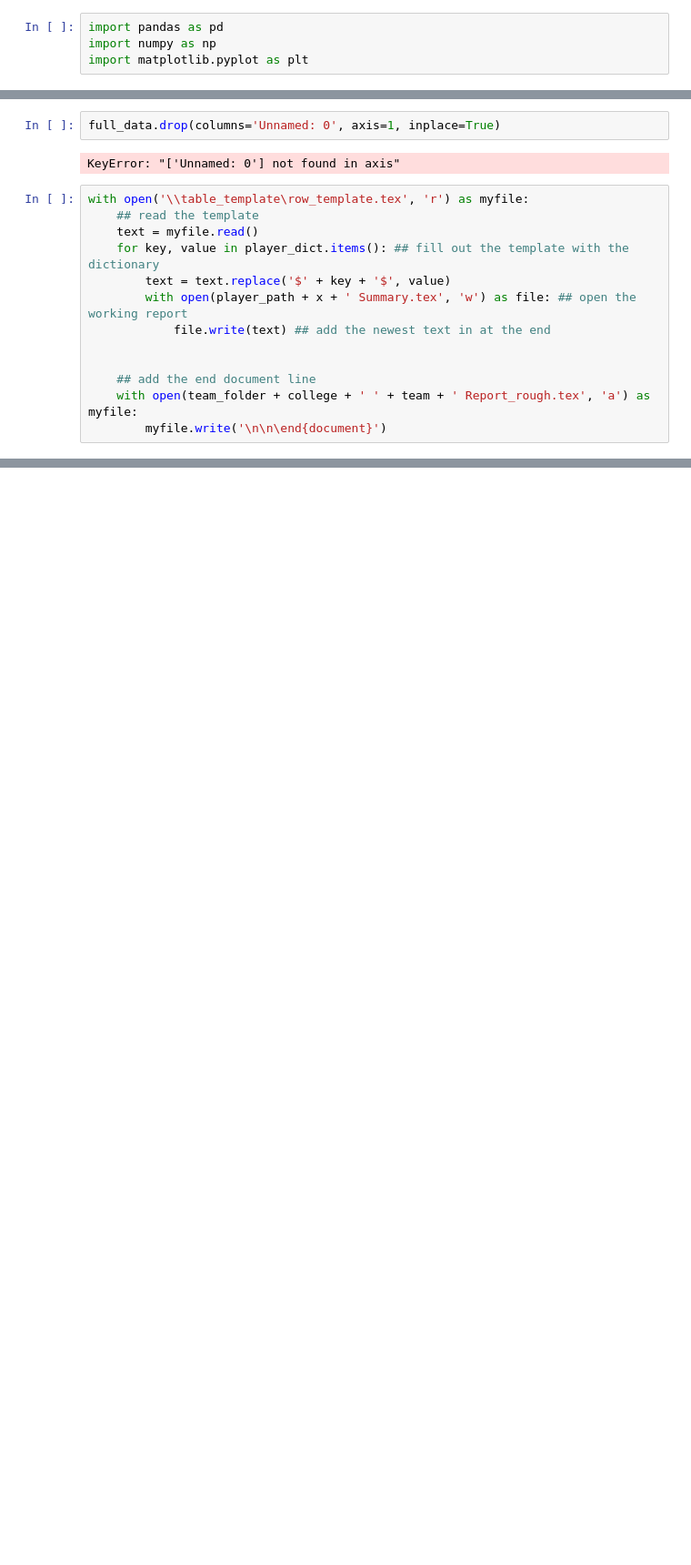
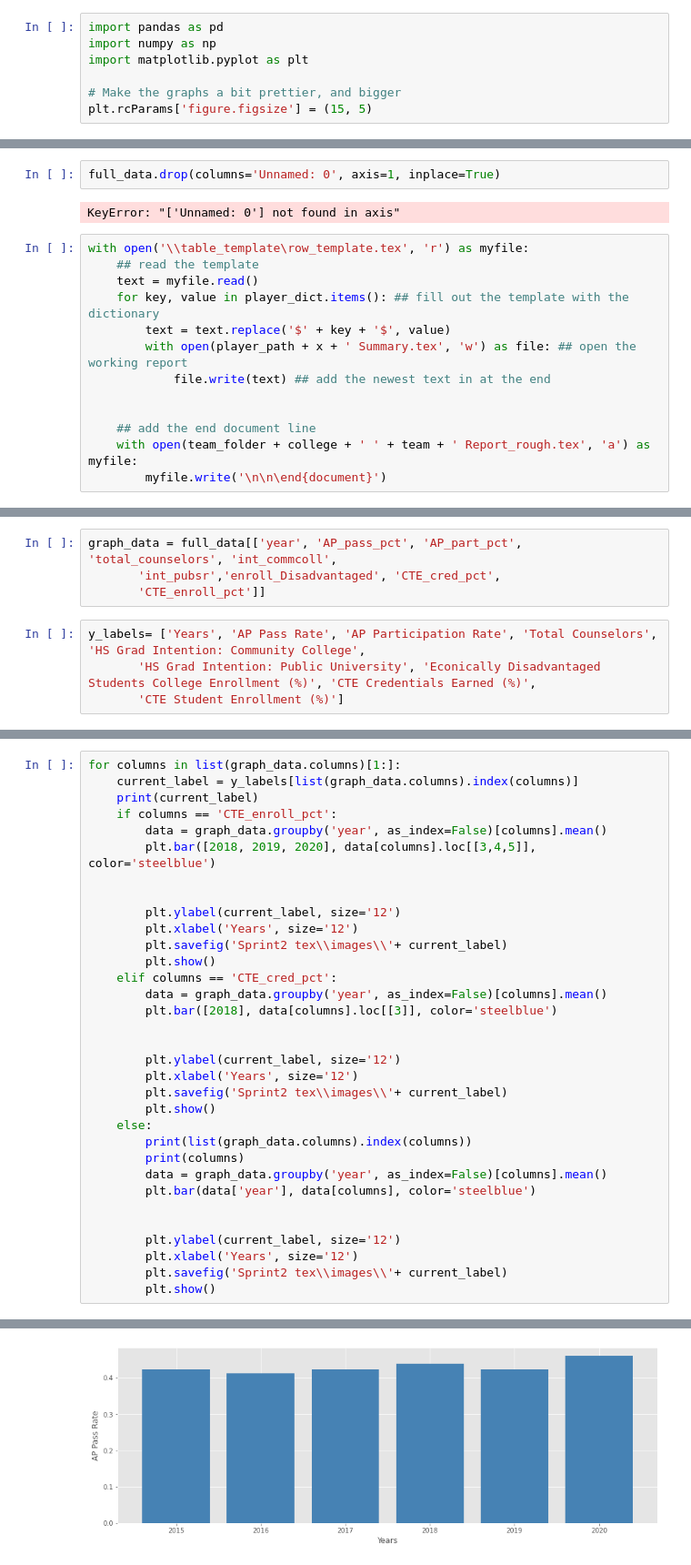
Before and after one commit to codypscott/DTSC4301, a Jupyter notebook: DataExploration.ipynb, the cells around one changed output, grey strips where cells are left out. Shown at 91% size. Drawn from its saved outputs; the diff is of its cells as text; blank space fills up the shorter version.

```diff
--- a/DataExploration.ipynb
+++ b/DataExploration.ipynb
@@ -2,6 +2,9 @@
 import pandas as pd
 import numpy as np
 import matplotlib.pyplot as plt
+
+# Make the graphs a bit prettier, and bigger
+plt.rcParams['figure.figsize'] = (15, 5)
 # %%
 full_data = pd.read_csv('Full_data.csv')
 full_data.head(5)
@@ -167,0 +184,8 @@ with open('\\table_template\row_template.tex', 'r') as myfile:
+# %%
+graph_data = full_data[['year', 'AP_pass_pct', 'AP_part_pct', 'total_counselors', 'int_commcoll',
+       'int_pubsr','enroll_Disadvantaged', 'CTE_cred_pct',
+       'CTE_enroll_pct']]
+# %%
+y_labels= ['Years', 'AP Pass Rate', 'AP Participation Rate', 'Total Counselors', 'HS Grad Intention: Community College',
+       'HS Grad Intention: Public University', 'Econically Disadvantaged Students College Enrollment (%)', 'CTE Credentials Earned (%)',
+       'CTE Student Enrollment (%)']
@@ -167,0 +208,34 @@ with open('\\table_template\row_template.tex', 'r') as myfile:
+# %%
+for columns in list(graph_data.columns)[1:]:
+    current_label = y_labels[list(graph_data.columns).index(columns)]
+    print(current_label)
+    if columns == 'CTE_enroll_pct':
+        data = graph_data.groupby('year', as_index=False)[columns].mean()
+        plt.bar([2018, 2019, 2020], data[columns].loc[[3,4,5]], color='steelblue')
+
+
+        plt.ylabel(current_label, size='12')
+        plt.xlabel('Years', size='12')
+        plt.savefig('Sprint2 tex\\images\\'+ current_label)
+        plt.show()
+    elif columns == 'CTE_cred_pct':
+        data = graph_data.groupby('year', as_index=False)[columns].mean()
+        plt.bar([2018], data[columns].loc[[3]], color='steelblue')
+
+
+        plt.ylabel(current_label, size='12')
+        plt.xlabel('Years', size='12')
+        plt.savefig('Sprint2 tex\\images\\'+ current_label)
+        plt.show()
+    else:
+        print(list(graph_data.columns).index(columns))
+        print(columns)
+        data = graph_data.groupby('year', as_index=False)[columns].mean()
+        plt.bar(data['year'], data[columns], color='steelblue')
+
+
+        plt.ylabel(current_label, size='12')
+        plt.xlabel('Years', size='12')
+        plt.savefig('Sprint2 tex\\images\\'+ current_label)
+        plt.show()
+# %% [output]
@@ -167,0 +245 @@ with open('\\table_template\row_template.tex', 'r') as myfile:
+[figure, added]
```
Also changed, not shown: parts of 4 cells of this notebook, 23 other files.
